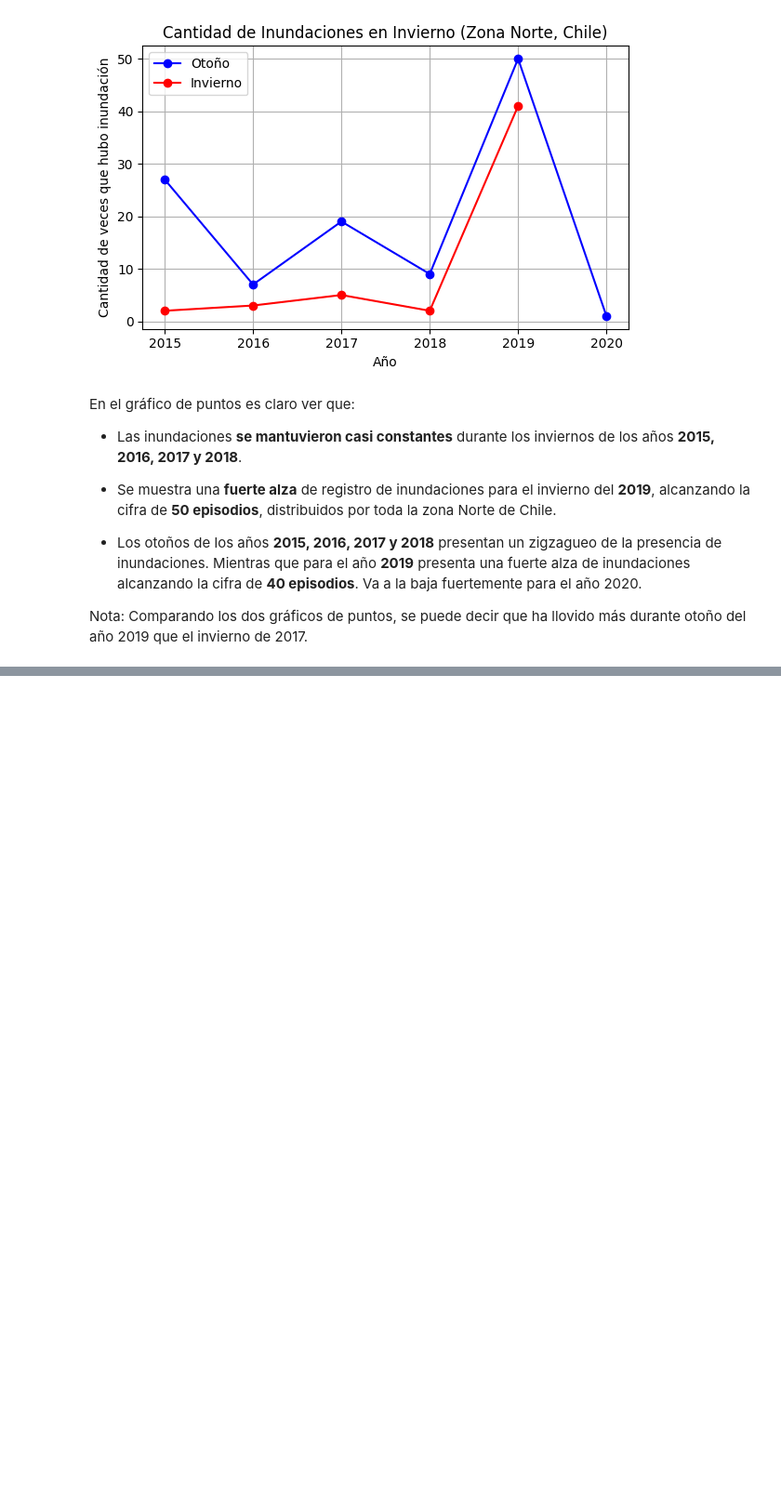
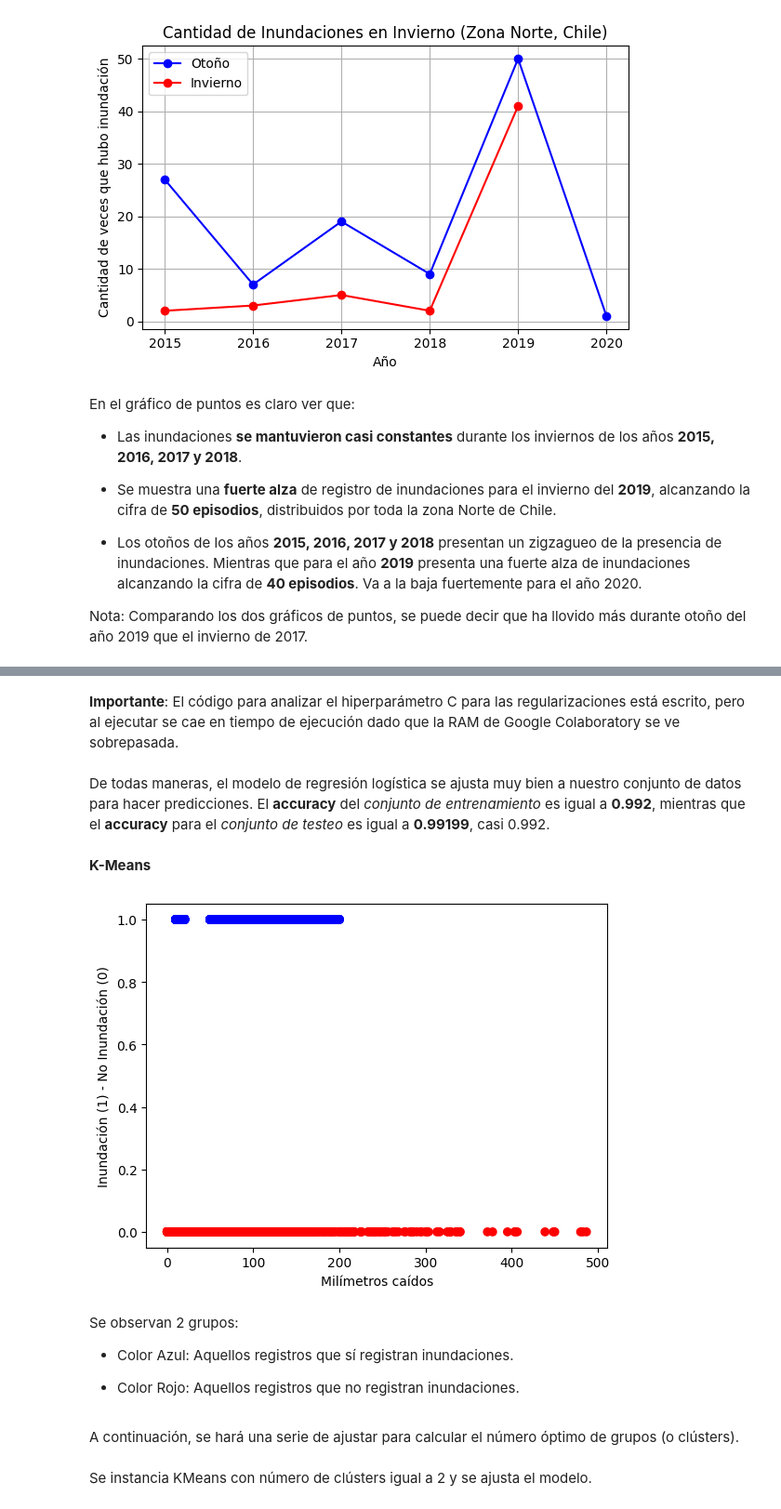
Before and after one commit to chernandezrojas1991/project-2-ml-precipitation-by-day-chile, a Jupyter notebook: project_2_ml_precipitation_by_day.ipynb, the cells around one changed output, grey strips where cells are left out. Shown: that part at 93% size. Cells and saved outputs as stored; diff of their text form; code cells hidden in the pictures; blank space fills up the shorter version.

```diff
--- a/project_2_ml_precipitation_by_day.ipynb
+++ b/project_2_ml_precipitation_by_day.ipynb
@@ -478,0 +576,6 @@ Nota: Comparando los dos gráficos de puntos, se puede decir que ha llovido más
+# %% [markdown]
+**Importante**: El código para analizar el hiperparámetro C para las regularizaciones está escrito, pero al ejecutar se cae en tiempo de ejecución dado que la RAM de Google Colaboratory se ve sobrepasada.
+# %% [markdown]
+De todas maneras, el modelo de regresión logística se ajusta muy bien a nuestro conjunto de datos para hacer predicciones. El **accuracy** del *conjunto de entrenamiento* es igual a **0.992**, mientras que el **accuracy** para el *conjunto de testeo* es igual a **0.99199**, casi 0.992.
+# %% [markdown]
+**K-Means**
@@ -478,0 +588,16 @@ Nota: Comparando los dos gráficos de puntos, se puede decir que ha llovido más
+# %%
+colors = ['blue' if x == 1 else 'red' for x in df_precip_clean['inundacion']]
+
+plt.scatter(df_precip_clean['mediciones'], df_precip_clean['inundacion'], c = colors)
+plt.xlabel('Milímetros caídos')
+plt.ylabel('Inundación (1) - No Inundación (0)');
+# %% [output]
+[figure, added]
+# %% [markdown]
+Se observan 2 grupos:
+
+- Color Azul: Aquellos registros que sí registran inundaciones.
+
+- Color Rojo: Aquellos registros que no registran inundaciones.
+# %% [markdown]
+A continuación, se hará una serie de ajustar para calcular el número óptimo de grupos (o clústers).
@@ -478,0 +606,2 @@ Nota: Comparando los dos gráficos de puntos, se puede decir que ha llovido más
+# %% [markdown]
+Se instancia KMeans con número de clústers igual a 2 y se ajusta el modelo.
```
Also changed, not shown: parts of 25 cells of this notebook.
